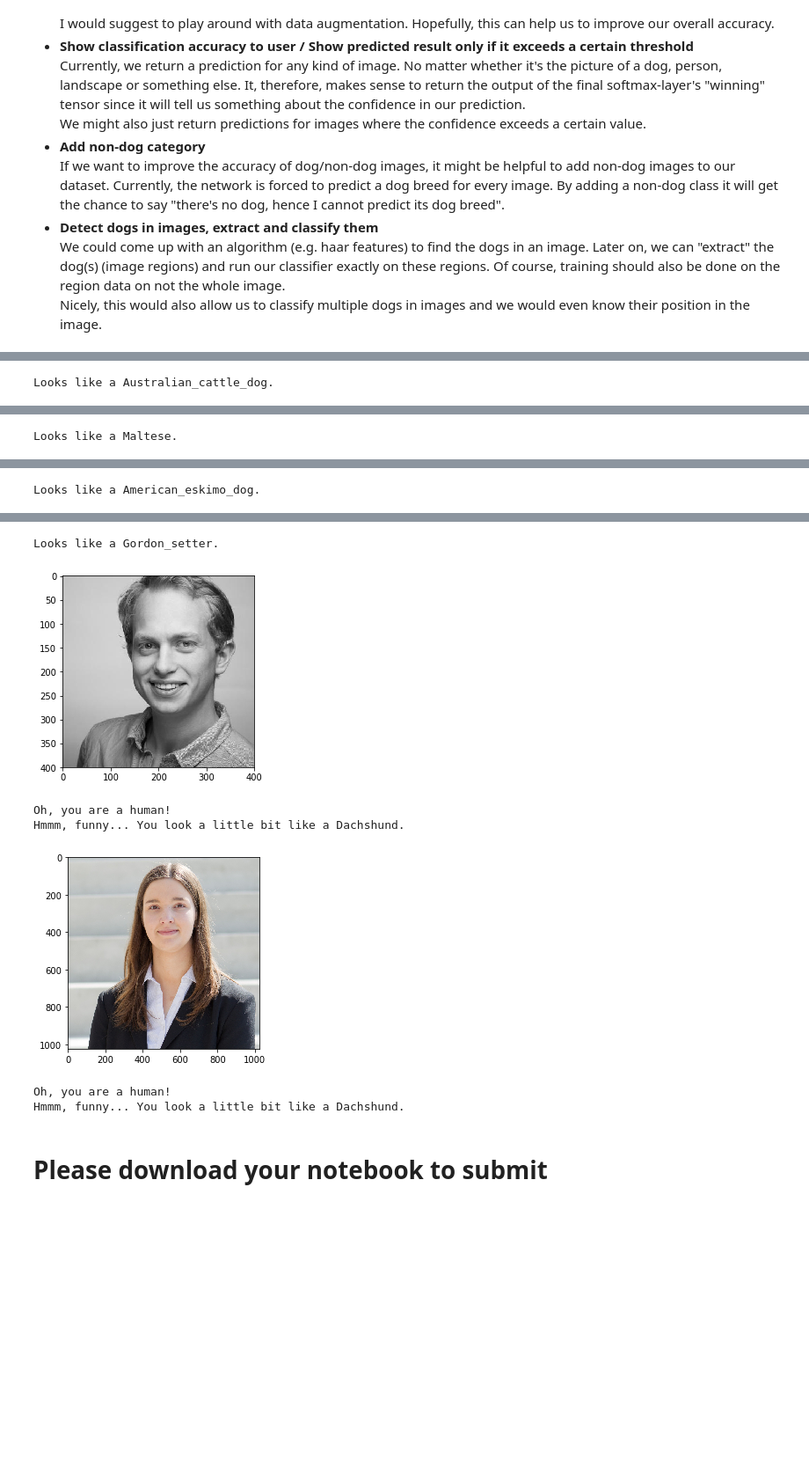
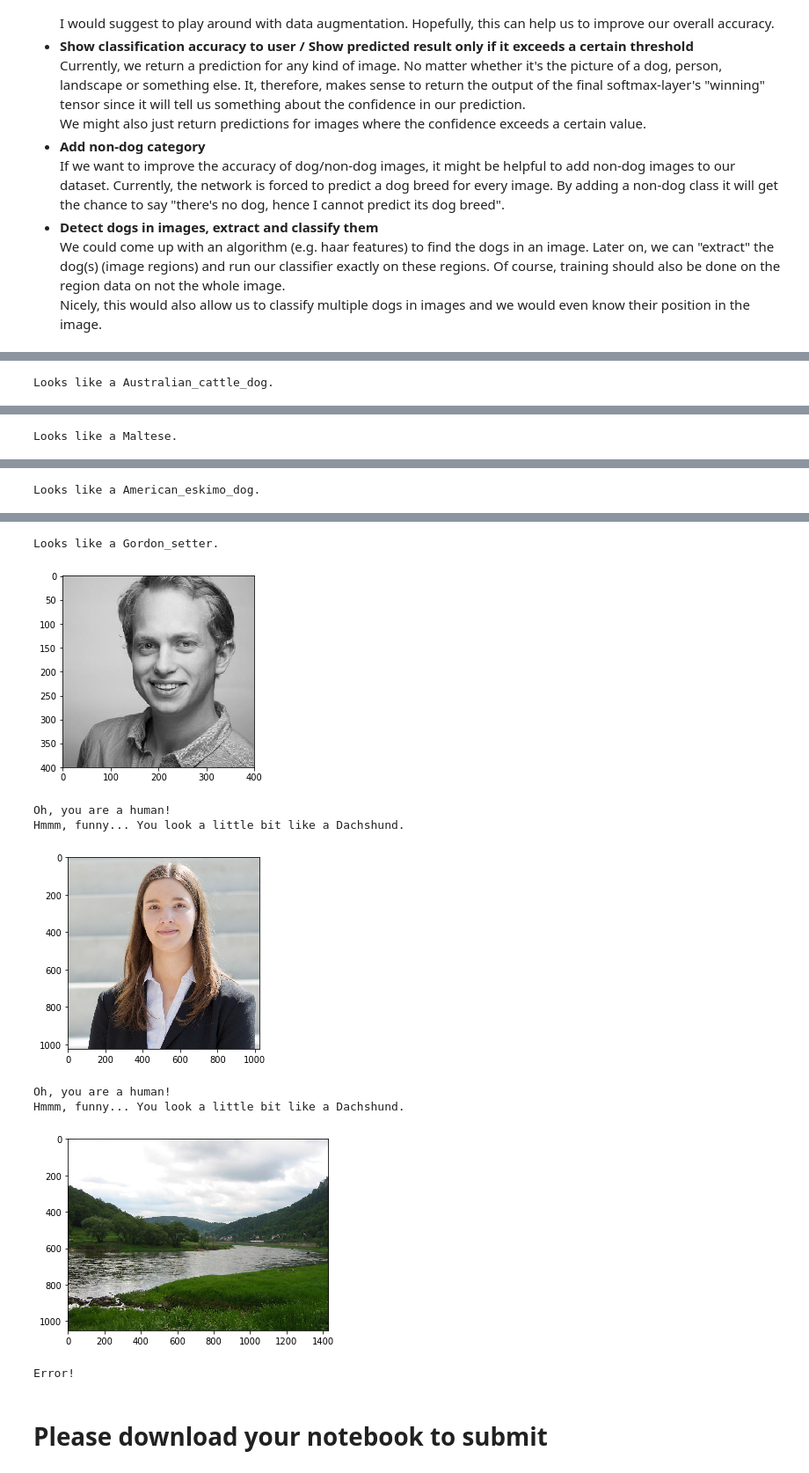
Before and after one commit to dsoellinger/Udacity-Machine-Learning-Nanodegree, a Jupyter notebook: assignments/dog-project/dog_app.ipynb, the cells around one changed output, grey strips where cells are left out. Shown at 88% size. Cells and saved outputs as stored; diff of their text form; code cells hidden in the pictures; blank space fills up the shorter version.

Commit message:
Dog breed / Reviewer feedback

```diff
--- a/assignments/dog-project/dog_app.ipynb
+++ b/assignments/dog-project/dog_app.ipynb
@@ -280,11 +279,12 @@ Now that we have a way to format our image for supplying to ResNet-50, we are no
 
 By taking the argmax of the predicted probability vector, we obtain an integer corresponding to the model's predicted object class, which we can identify with an object category through the use of this [dictionary](https://gist.github.com/yrevar/942d3a0ac09ec9e5eb3a).
 # %%
-from keras.applications.resnet50 import preprocess_input, decode_predictions
+import keras.applications.resnet50
+from keras.applications.resnet50 import decode_predictions
 
 def ResNet50_predict_labels(img_path):
     # returns prediction vector for image located at img_path
-    img = preprocess_input(path_to_tensor(img_path))
+    img = keras.applications.resnet50.preprocess_input(path_to_tensor(img_path))
     return np.argmax(ResNet50_model.predict(img))
 # %% [markdown]
 ### Write a Dog Detector
@@ -1155,7 +1155,7 @@ The functions to extract the bottleneck features can be found in `extract_bottle
 where `{network}`, in the above filename, should be one of `VGG19`, `Resnet50`, `InceptionV3`, or `Xception`.
 # %%
 from keras.applications.xception import Xception
-from keras.applications.xception import preprocess_input
+import keras.applications.xception
 
 ### Write a function that takes a path to an image as input
 ### and returns the dog breed that is predicted by the model.
@@ -1170,7 +1170,7 @@ def xception_predict_dog_breed(img_path):
     image_as_tensor = path_to_tensor(img_path)
 
     # Normalize image
-    image_as_tensor = preprocess_input(image_as_tensor)
+    image_as_tensor = keras.applications.xception.preprocess_input(image_as_tensor)
 
     # Compute features maps (Output of Xception net)
     predicted_feature_maps = xception.predict(image_as_tensor)
@@ -1215,7 +1215,12 @@ def predict_dog_breed(img_path):
     img = cv2.imread(img_path)
     img = cv2.cvtColor(img, cv2.COLOR_BGR2RGB)
 
-    if num_of_human_faces > 0:
+    if dog_detector(img_path):
+        plt.imshow(img)
+        plt.show()
+        print("Looks like a " + dog_breed + '.')
+
+    elif num_of_human_faces > 0:
         plt.imshow(img)
         plt.show()
         print("Oh, you are a human!")
@@ -1224,7 +1229,7 @@ def predict_dog_breed(img_path):
     else:
         plt.imshow(img)
         plt.show()
-        print("Looks like a " + dog_breed + '.')
+        print("Error!")
 # %% [markdown]
 ---
 <a id='step7'></a>
@@ -1262,32 +1267,37 @@ predict_dog_breed('images/australien_cattle_dog.jpg')
 
 # West Highland White Terrier
 predict_dog_breed('images/west-highland-white-terrier.jpg')
 
 # Samoyed
 predict_dog_breed('images/samoyed-dogs.jpg')
 
 # Gordon Setter
 predict_dog_breed('images/gordon-setter.jpg')
 
 # Me
 predict_dog_breed('images/dsoellinger.jpg')
 
 # Dani
 predict_dog_breed('images/dreiff.jpg')
+
+# Elbe
+predict_dog_breed('images/elbe.jpg')
 # %% [output]
 [figure]
 Looks like a Australian_cattle_dog.
 [figure]
 Looks like a Maltese.
 [figure]
 Looks like a American_eskimo_dog.
 [figure]
 Looks like a Gordon_setter.
 [figure]
 Oh, you are a human!
 Hmmm, funny... You look a little bit like a Dachshund.
 [figure]
 Oh, you are a human!
 Hmmm, funny... You look a little bit like a Dachshund.
+[figure, added]
+Error!
 # %% [markdown]
 # Please download your notebook to submit
```
Also changed, not shown: parts of 1 cell of this notebook, 2 other files.
